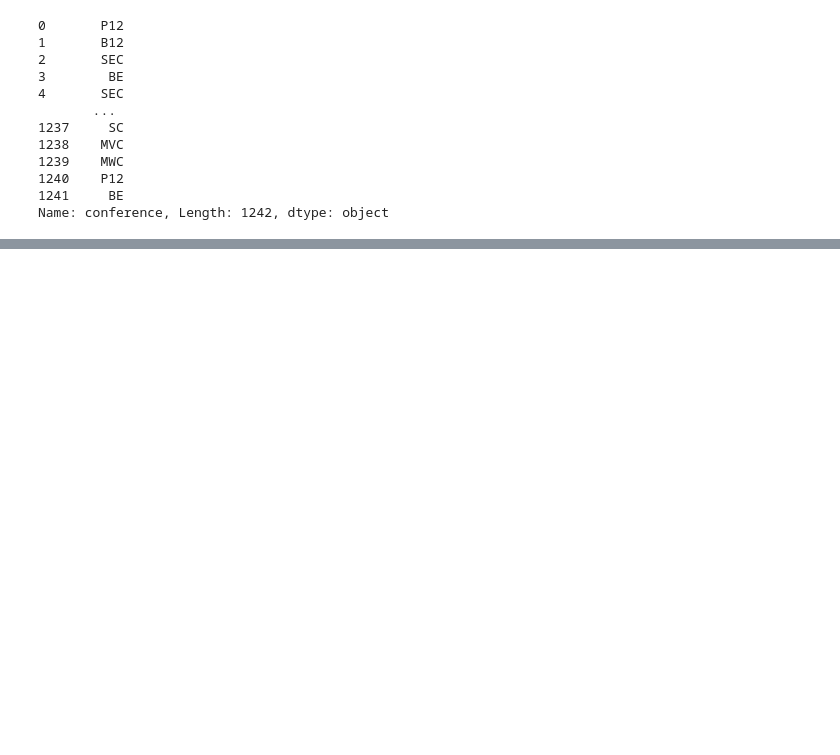
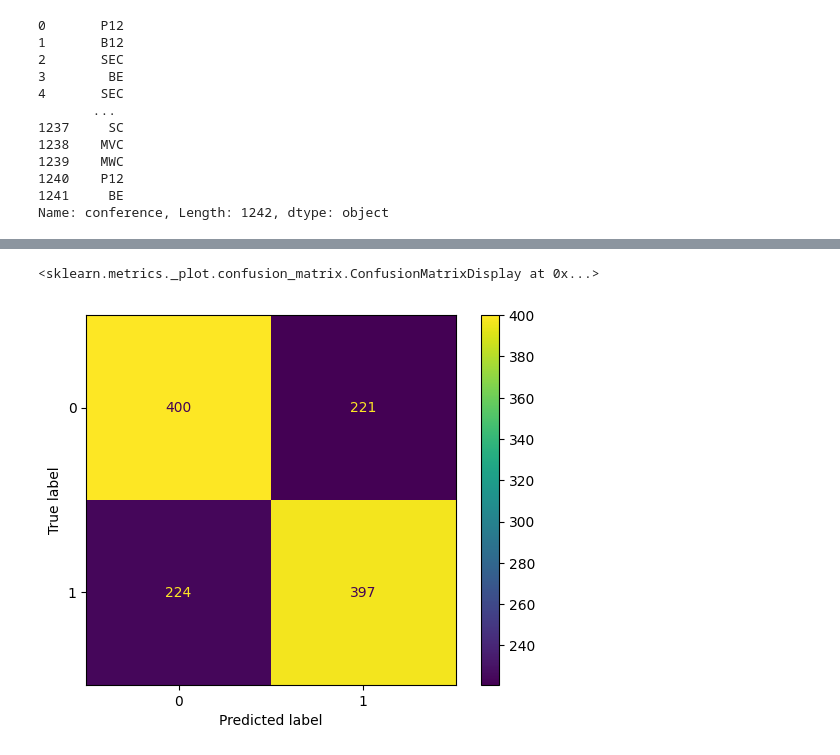
Before and after one commit to amarkules1/march_madness, a Jupyter notebook: notebooks/logistic_regression.ipynb, the cells around one changed output, grey strips where cells are left out. Drawn from its saved outputs; the diff is of its cells as text; code cells hidden in the pictures; blank space fills up the shorter version.

```diff
--- a/notebooks/logistic_regression.ipynb
+++ b/notebooks/logistic_regression.ipynb
@@ -169,0 +240,6 @@ Name: conference, Length: 1242, dtype: object
+# %%
+cms = proper_cross_validation(MLPClassifier(hidden_layer_sizes=[50, 50, 50], max_iter=3000), prediction_data_normalized, data['Win_Loss_Flag'])
+sklearn.metrics.ConfusionMatrixDisplay(cms).plot()
+# %% [output]
+<sklearn.metrics._plot.confusion_matrix.ConfusionMatrixDisplay at 0x...>
+[figure, added]
```
Also changed, not shown: parts of 15 cells of this notebook, 1 other file.
